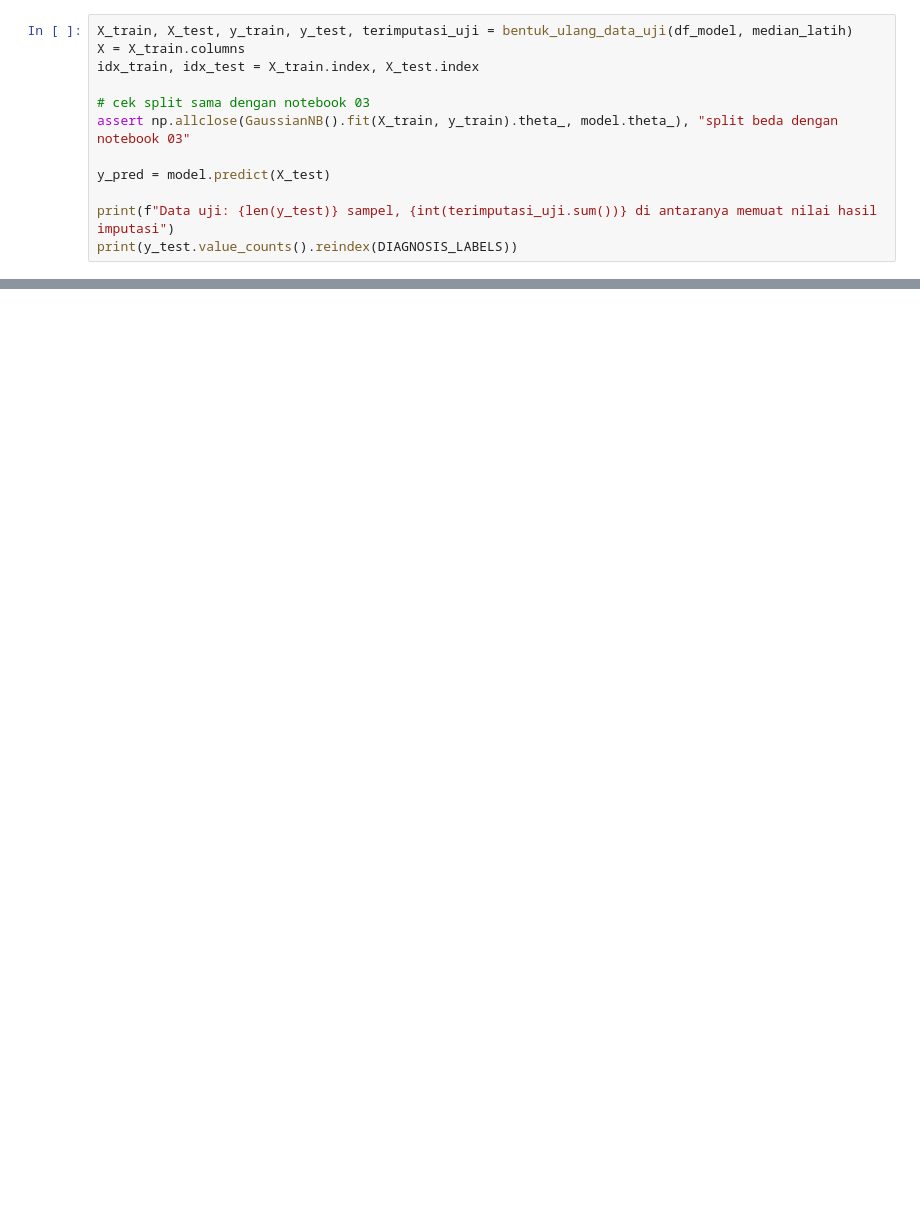
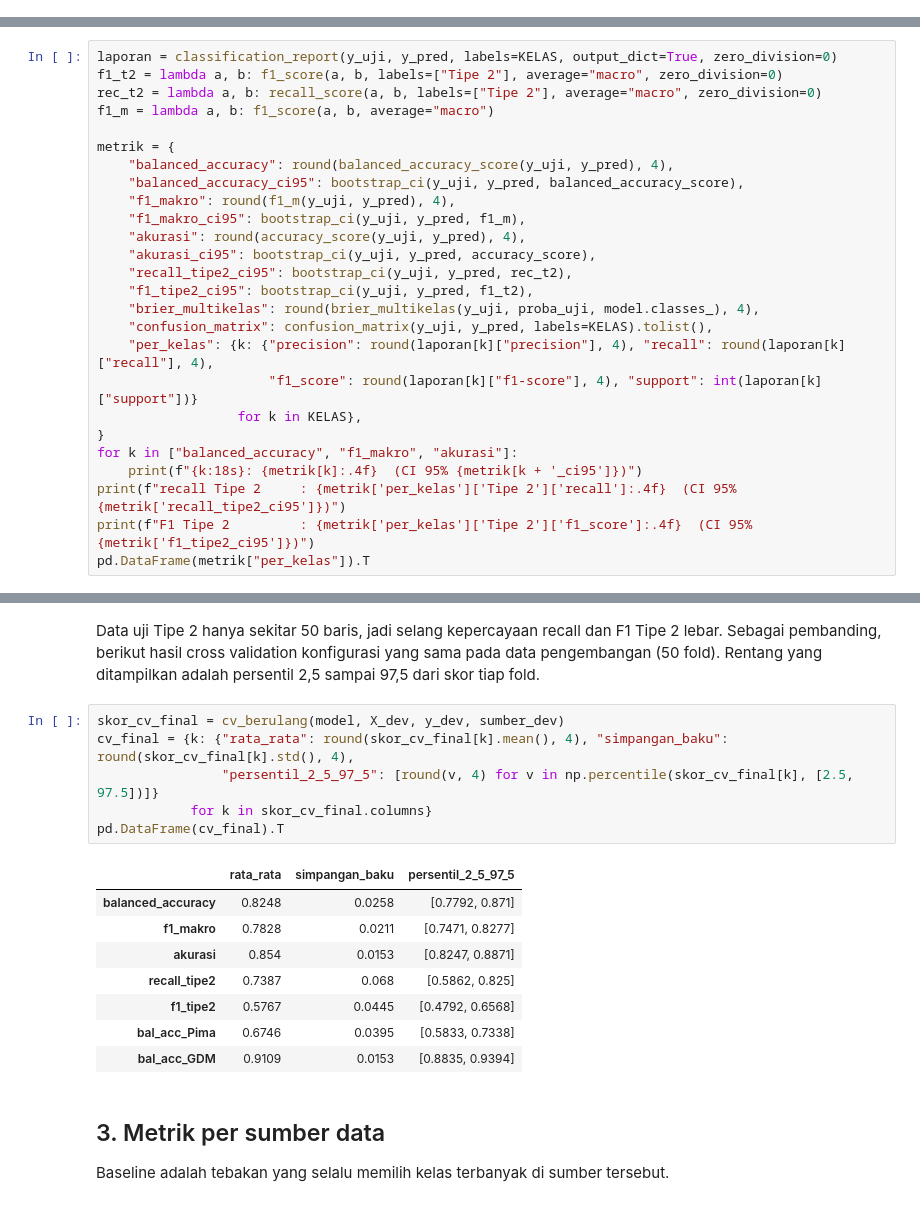
Before and after one commit to maniikambara/diabetes-risk-gnb, a Jupyter notebook: notebooks/04_Evaluation.ipynb, the cells around one changed output, grey strips where cells are left out. Drawn from its saved outputs; the diff is of its cells as text; blank space fills up the shorter version.

```diff
--- a/notebooks/04_Evaluation.ipynb
+++ b/notebooks/04_Evaluation.ipynb
@@ -138,12 +0,0 @@ diisi median dari `models/imputation_medians.json`.
-# %%
-X_train, X_test, y_train, y_test, terimputasi_uji = bentuk_ulang_data_uji(df_model, median_latih)
-X = X_train.columns
-idx_train, idx_test = X_train.index, X_test.index
-
-# cek split sama dengan notebook 03
-assert np.allclose(GaussianNB().fit(X_train, y_train).theta_, model.theta_), "split beda dengan notebook 03"
-
-y_pred = model.predict(X_test)
-
-print(f"Data uji: {len(y_test)} sampel, {int(terimputasi_uji.sum())} di antaranya memuat nilai hasil imputasi")
-print(y_test.value_counts().reindex(DIAGNOSIS_LABELS))
@@ -298,0 +201,26 @@ Tersimpan: d:\diabetes-risk-gnb\outputs\metrics.json
+# %%
+laporan = classification_report(y_uji, y_pred, labels=KELAS, output_dict=True, zero_division=0)
+f1_t2 = lambda a, b: f1_score(a, b, labels=["Tipe 2"], average="macro", zero_division=0)
+rec_t2 = lambda a, b: recall_score(a, b, labels=["Tipe 2"], average="macro", zero_division=0)
+f1_m = lambda a, b: f1_score(a, b, average="macro")
+
+metrik = {
+    "balanced_accuracy": round(balanced_accuracy_score(y_uji, y_pred), 4),
+    "balanced_accuracy_ci95": bootstrap_ci(y_uji, y_pred, balanced_accuracy_score),
+    "f1_makro": round(f1_m(y_uji, y_pred), 4),
+    "f1_makro_ci95": bootstrap_ci(y_uji, y_pred, f1_m),
+    "akurasi": round(accuracy_score(y_uji, y_pred), 4),
+    "akurasi_ci95": bootstrap_ci(y_uji, y_pred, accuracy_score),
+    "recall_tipe2_ci95": bootstrap_ci(y_uji, y_pred, rec_t2),
+    "f1_tipe2_ci95": bootstrap_ci(y_uji, y_pred, f1_t2),
+    "brier_multikelas": round(brier_multikelas(y_uji, proba_uji, model.classes_), 4),
+    "confusion_matrix": confusion_matrix(y_uji, y_pred, labels=KELAS).tolist(),
+    "per_kelas": {k: {"precision": round(laporan[k]["precision"], 4), "recall": round(laporan[k]["recall"], 4),
+                      "f1_score": round(laporan[k]["f1-score"], 4), "support": int(laporan[k]["support"])}
+                  for k in KELAS},
+}
+for k in ["balanced_accuracy", "f1_makro", "akurasi"]:
+    print(f"{k:18s}: {metrik[k]:.4f}  (CI 95% {metrik[k + '_ci95']})")
+print(f"recall Tipe 2     : {metrik['per_kelas']['Tipe 2']['recall']:.4f}  (CI 95% {metrik['recall_tipe2_ci95']})")
+print(f"F1 Tipe 2         : {metrik['per_kelas']['Tipe 2']['f1_score']:.4f}  (CI 95% {metrik['f1_tipe2_ci95']})")
+pd.DataFrame(metrik["per_kelas"]).T
@@ -298,0 +241,23 @@ Tersimpan: d:\diabetes-risk-gnb\outputs\metrics.json
+# %% [markdown]
+Data uji Tipe 2 hanya sekitar 50 baris, jadi selang kepercayaan recall dan F1 Tipe 2 lebar.
+Sebagai pembanding, berikut hasil cross validation konfigurasi yang sama pada data pengembangan
+(50 fold). Rentang yang ditampilkan adalah persentil 2,5 sampai 97,5 dari skor tiap fold.
+# %%
+skor_cv_final = cv_berulang(model, X_dev, y_dev, sumber_dev)
+cv_final = {k: {"rata_rata": round(skor_cv_final[k].mean(), 4), "simpangan_baku": round(skor_cv_final[k].std(), 4),
+                "persentil_2_5_97_5": [round(v, 4) for v in np.percentile(skor_cv_final[k], [2.5, 97.5])]}
+            for k in skor_cv_final.columns}
+pd.DataFrame(cv_final).T
+# %% [output]
+|  | rata_rata | simpangan_baku | persentil_2_5_97_5 |
+| balanced_accuracy | 0.8248 | 0.0258 | [0.7792, 0.871] |
+| f1_makro | 0.7828 | 0.0211 | [0.7471, 0.8277] |
+| akurasi | 0.854 | 0.0153 | [0.8247, 0.8871] |
+| recall_tipe2 | 0.7387 | 0.068 | [0.5862, 0.825] |
+| f1_tipe2 | 0.5767 | 0.0445 | [0.4792, 0.6568] |
+| bal_acc_Pima | 0.6746 | 0.0395 | [0.5833, 0.7338] |
+| bal_acc_GDM | 0.9109 | 0.0153 | [0.8835, 0.9394] |
+# %% [markdown]
+## 3. Metrik per sumber data
+
+Baseline adalah tebakan yang selalu memilih kelas terbanyak di sumber tersebut.
```
Also changed, not shown: parts of 47 cells of this notebook, 16 other files.
